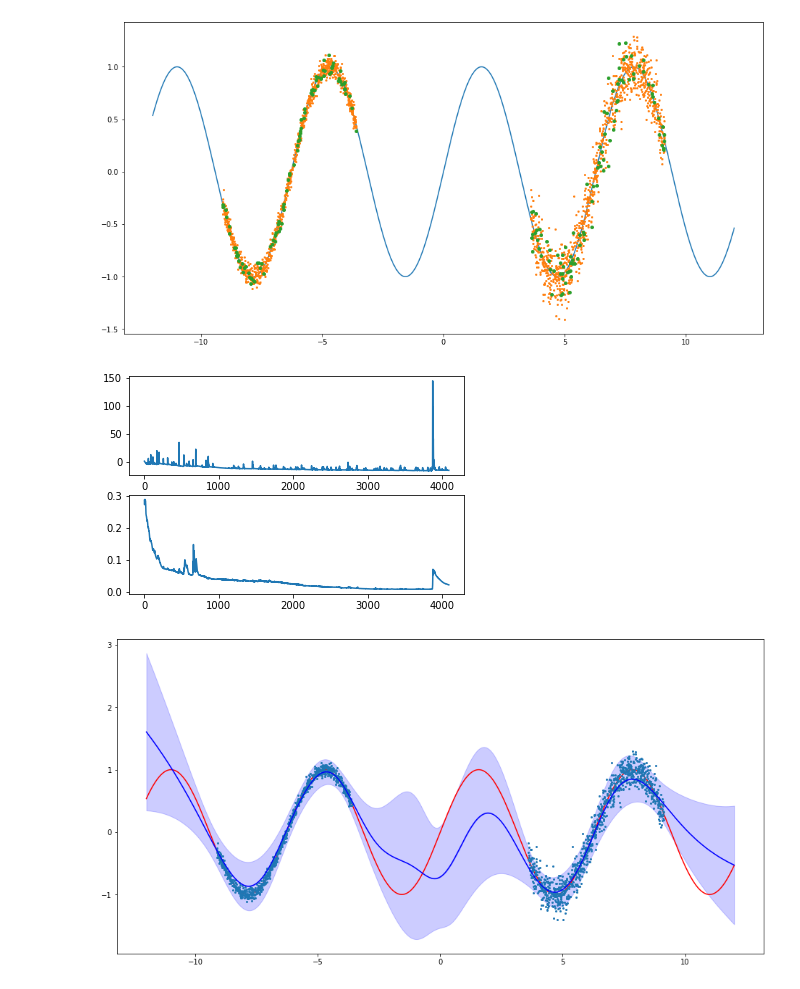
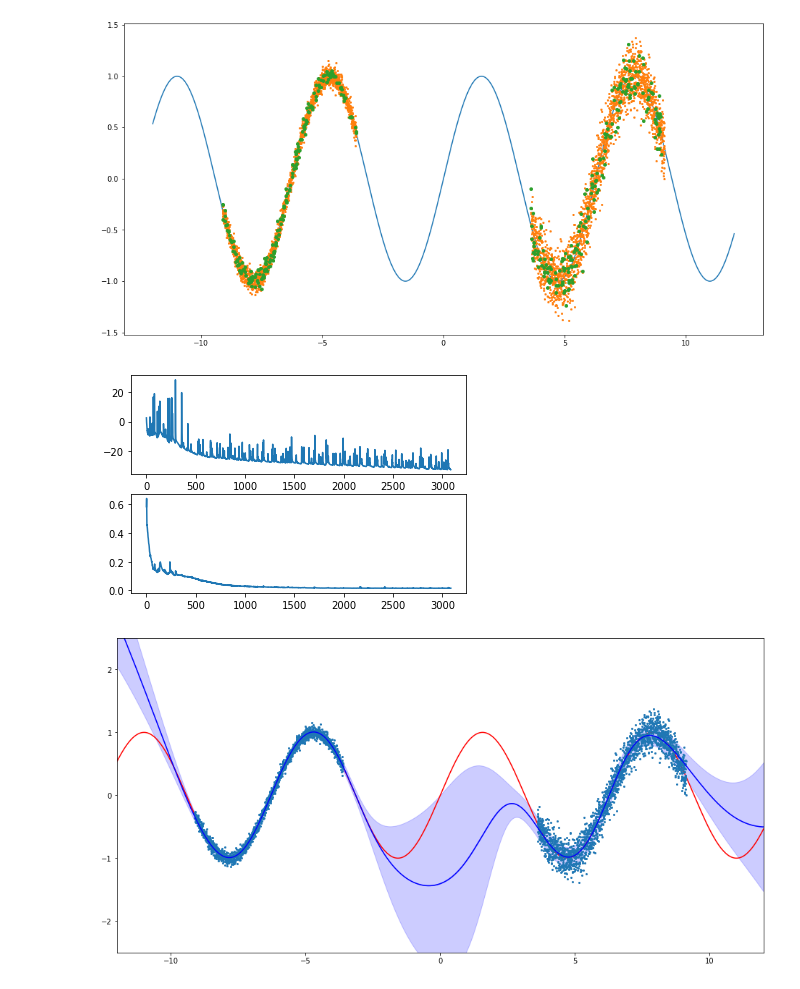
Before and after one commit to facebookresearch/mbrl-lib, a Jupyter notebook: notebooks/fit_ensemble_1d.ipynb, the cells around one changed output. Saved outputs shown, nothing was run; the diff lists cells and outputs as text; code cells hidden in the pictures.

Commit message:
updated ensemble example notebook to last changes in model api

```diff
--- a/notebooks/fit_ensemble_1d.ipynb
+++ b/notebooks/fit_ensemble_1d.ipynb
@@ -23,8 +23,8 @@ mpl.rcParams['figure.facecolor'] = 'white'
 x_data = np.linspace(-12, 12, 10000)
 y_data = np.sin(x_data)
 
-train_size = 1000
-val_size = 100
+train_size = 2000
+val_size = 200
 x_train = np.zeros(2 * train_size)
 y_train = np.zeros(2 * train_size)
 x_val = np.zeros(2 * val_size)
@@ -57,7 +57,7 @@ plt.show()
 train_size *=2
 val_size *= 2
 # %% [output]
-[figure, old version]
+[figure, new version]
 # %%
 num_members = 5
 dataset_train = replay_buffer.BootstrapReplayBuffer(train_size, 2048, num_members, (1,), (0,))
@@ -75,11 +75,11 @@ member_cfg = omegaconf.OmegaConf.create({
     "in_size": 1,
     "out_size": 2,
     "num_layers": 2,
-    "hid_size": 16,
+    "hid_size": 32,
     "use_silu": True
 })
 
-ensemble = models.Ensemble(num_members, 1, 2, device, member_cfg, optim_lr=0.0075)
+ensemble = models.Ensemble(num_members, 1, 2, device, member_cfg, optim_lr=0.005, optim_wd=5e-4)
 # %%
 trainer = models.EnsembleTrainer(
     ensemble, device, dataset_train, dataset_val=dataset_val, target_is_offset=False)
@@ -89,25 +89,25 @@ ax[0].plot(train_losses)
 ax[1].plot(val_losses)
 plt.show()
 # %% [output]
-[figure, old version]
+[figure, new version]
 # %%
 x_tensor = torch.from_numpy(x_data).unsqueeze(1).float().to(device)
 
 with torch.no_grad():
-    y_pred, y_pred_logvar = ensemble(x_tensor, reduce=False)
+    y_pred, y_pred_logvar = ensemble(x_tensor)
     y_pred = y_pred[..., 0]
     y_pred_logvar = y_pred_logvar[..., 0]
 y_var_epi = y_pred.var(dim=0).cpu().numpy()
 y_var = y_pred_logvar.exp()
 y_pred = y_pred.mean(dim=0).cpu().numpy()
 y_var_ale = y_var.mean(dim=0).cpu().numpy()
 
 y_std = np.sqrt(y_var_epi + y_var_ale)
 plt.figure(figsize=(16, 8))
 plt.plot(x_data, y_data, 'r', x_train, y_train, '.', x_data, y_pred, 'b-', markersize=4)
 plt.fill_between(x_data, y_pred, y_pred + y_std, color='b', alpha=0.2)
 plt.fill_between(x_data, y_pred - y_std, y_pred, color='b', alpha=0.2)
-# plt.axis([-12, 12, -1.5, 1.5])
+plt.axis([-12, 12, -2.5, 2.5])
 plt.show()
 # %% [output]
-[figure, old version]
+[figure, new version]
```
